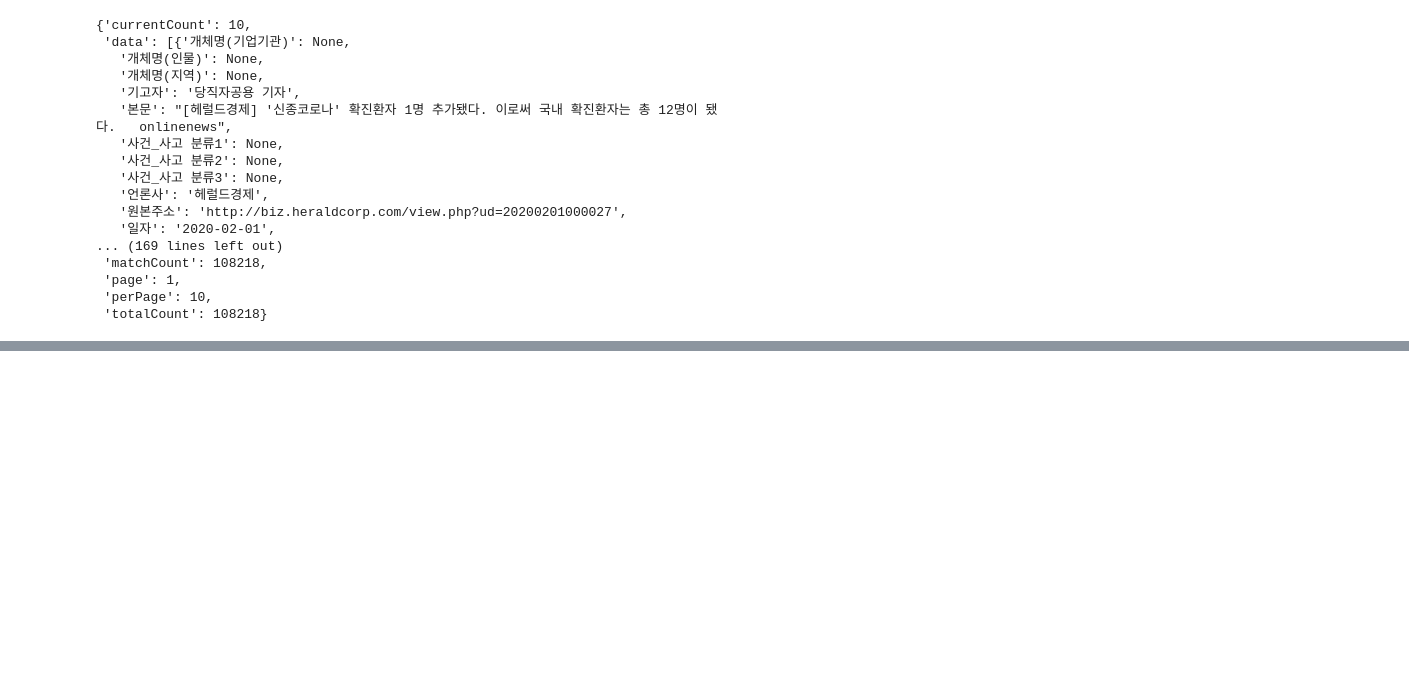
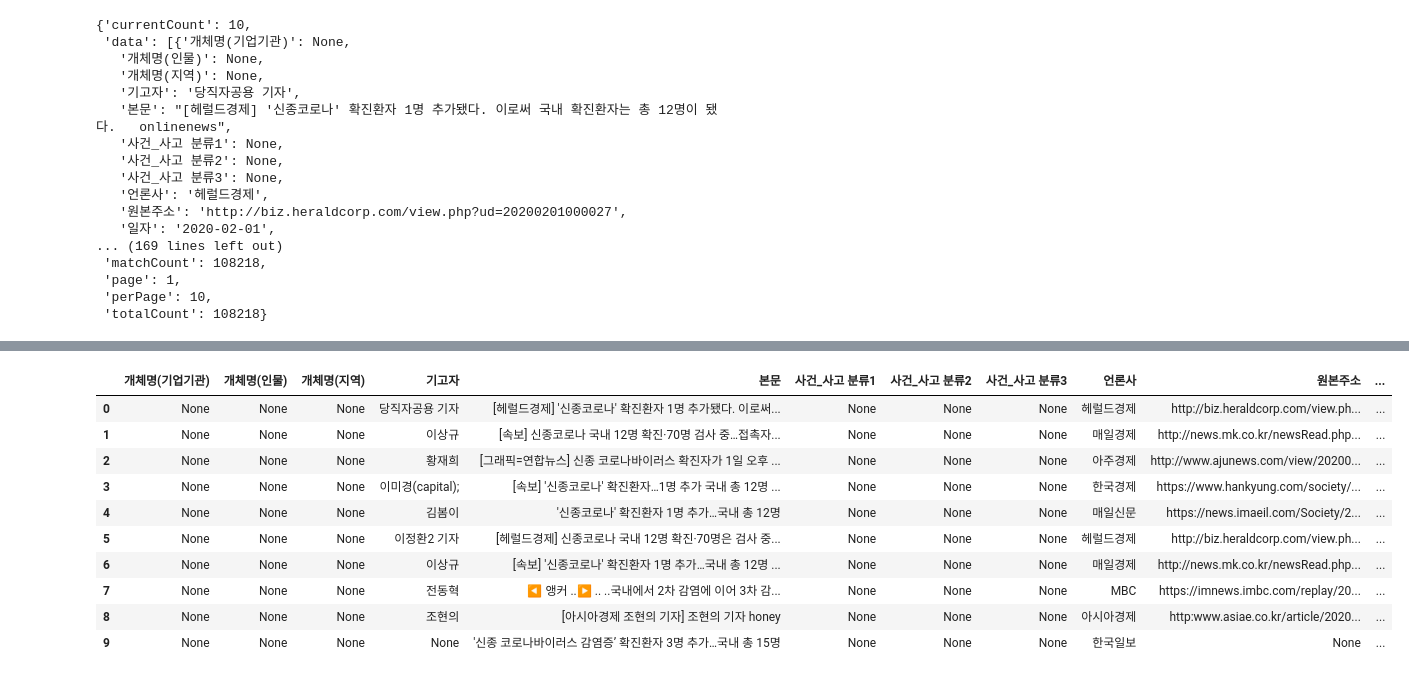
Before and after one commit to jinhuioh/Hi_ai, a Jupyter notebook: data04/openAPI-test-2.ipynb, the cells around one changed output, grey strips where cells are left out. Cells and saved outputs as stored; diff of their text form; code cells hidden in the pictures; blank space fills up the shorter version.

```diff
--- a/data04/openAPI-test-2.ipynb
+++ b/data04/openAPI-test-2.ipynb
@@ -81,0 +254,7 @@ json_data
+# %%
+with open('covid-sub-data.json','wb') as fp:
+    pickle.dump(total_row,fp)
+# %%
+with open('covid-sub-data.json','rb') as fp:
+    json_sub_data = pickle.load(fp)
+json_sub_data
@@ -81,0 +282,8 @@ json_data
+# %%
+with open('covid-sub-data-dic.json','wb') as fp:
+    pickle.dump(data_Values,fp)
+# %%
+with open('covid-sub-data-dic.json','rb') as fp:
+    json_sub_data_dic = pickle.load(fp)
+json_sub_data_dic
+#딕셔너리의 리스트
@@ -81,0 +308,15 @@ json_data
+# %%
+df_test = pd.DataFrame(json_sub_data_dic)#[dic, dic, dic]은(딕셔너리의 리스트)를 데이터프레임으로 읽으면 아래와 같다.
+df_test
+# %% [output]
+|  | 개체명(기업기관) | 개체명(인물) | 개체명(지역) | 기고자 | 본문 | 사건_사고 분류1 | 사건_사고 분류2 | 사건_사고 분류3 | 언론사 | 원본주소 | ... |
+| 0 | None | None | None | 당직자공용 기자 | [헤럴드경제] '신종코로나' 확진환자 1명 추가됐다. 이로써... | None | None | None | 헤럴드경제 | http://biz.heraldcorp.com/view.ph... | ... |
+| 1 | None | None | None | 이상규 | [속보] 신종코로나 국내 12명 확진·70명 검사 중…접촉자... | None | None | None | 매일경제 | http://news.mk.co.kr/newsRead.php... | ... |
+| 2 | None | None | None | 황재희 | [그래픽=연합뉴스] 신종 코로나바이러스 확진자가 1일 오후 ... | None | None | None | 아주경제 | http://www.ajunews.com/view/20200... | ... |
+| 3 | None | None | None | 이미경(capital); | [속보] '신종코로나' 확진환자…1명 추가 국내 총 12명 ... | None | None | None | 한국경제 | https://www.hankyung.com/society/... | ... |
+| 4 | None | None | None | 김봄이 | '신종코로나' 확진환자 1명 추가…국내 총 12명 | None | None | None | 매일신문 | https://news.imaeil.com/Society/2... | ... |
+| 5 | None | None | None | 이정환2 기자 | [헤럴드경제] 신종코로나 국내 12명 확진·70명은 검사 중... | None | None | None | 헤럴드경제 | http://biz.heraldcorp.com/view.ph... | ... |
+| 6 | None | None | None | 이상규 | [속보] '신종코로나' 확진환자 1명 추가…국내 총 12명 ... | None | None | None | 매일경제 | http://news.mk.co.kr/newsRead.php... | ... |
+| 7 | None | None | None | 전동혁 | ◀ 앵커 ..▶ .. ..국내에서 2차 감염에 이어 3차 감... | None | None | None | MBC | https://imnews.imbc.com/replay/20... | ... |
+| 8 | None | None | None | 조현의 | [아시아경제 조현의 기자] 조현의 기자 honey | None | None | None | 아시아경제 | http:www.asiae.co.kr/article/2020... | ... |
+| 9 | None | None | None | None | '신종 코로나바이러스 감염증’ 확진환자 3명 추가…국내 총 15명 | None | None | None | 한국일보 | None | ... |
```
Also changed, not shown: parts of 29 cells of this notebook, 7 other files.
